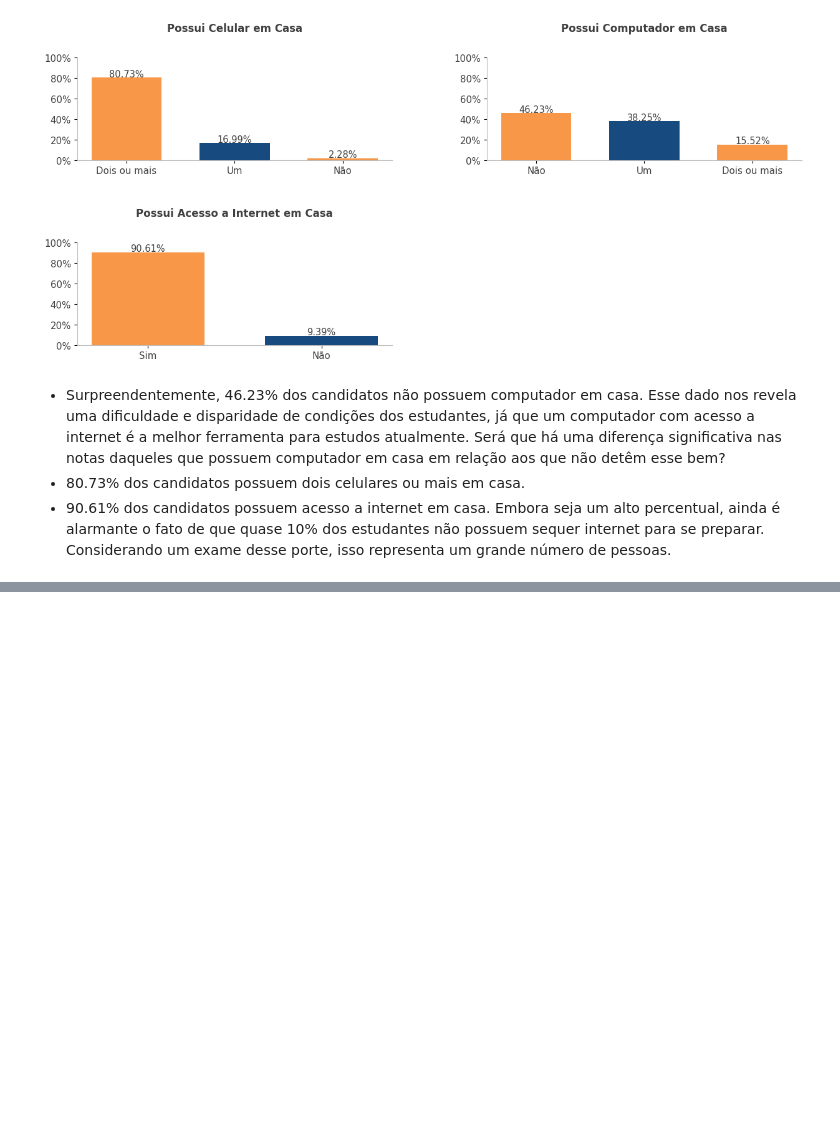
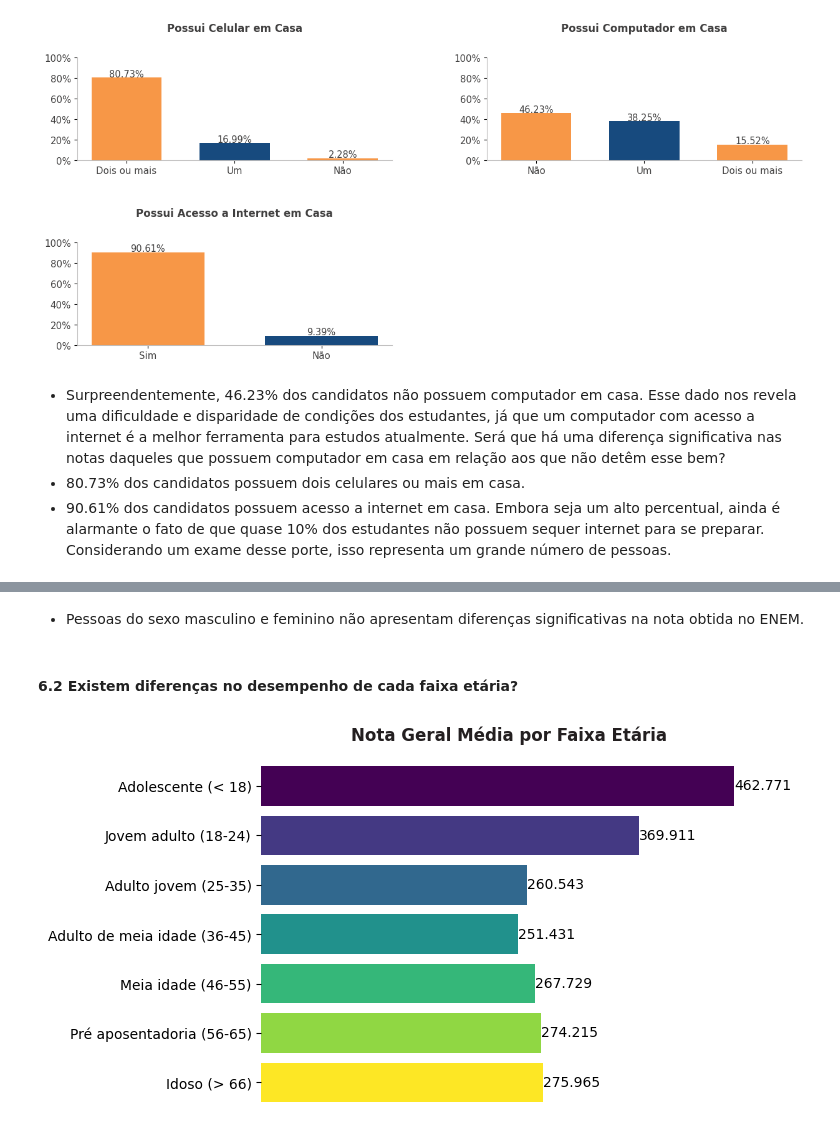
Before and after one commit to allmeidaapedro/Enem-Analysis, a Jupyter notebook: eda.ipynb, the cells around one changed output, grey strips where cells are left out. Saved outputs shown, nothing was run; the diff lists cells and outputs as text; code cells hidden in the pictures; blank space fills up the shorter version.

```diff
--- a/eda.ipynb
+++ b/eda.ipynb
@@ -1053,0 +1067,23 @@ df.loc[(df['presenca_mt'] == 'Ausente') & (df['presenca_cn'] == 'Ausente') & (df
+# %% [markdown]
+- Pessoas do sexo masculino e feminino não apresentam diferenças significativas na nota obtida no ENEM.
+# %% [markdown]
+#### 6.2 Existem diferenças no desempenho de cada faixa etária?
+# %%
+age_grade = df.groupby(['faixa_etaria'])[['nota_media']].mean().reset_index()
+age_grade['limit_age'] = age_grade['faixa_etaria'].apply(lambda x: x[-3:-1]).astype('int')
+age_grade = age_grade.sort_values(by=['limit_age'], ascending=True).reset_index(drop=True)
+
+# Plotting and customizing.
+colors = plt.cm.viridis(np.linspace(0, 1, len(age_grade)))
+fig, ax = plt.subplots()
+bars = ax.barh(y=age_grade['faixa_etaria'], width=age_grade['nota_media'], color=colors)
+ax.bar_label(bars)
+ax.set_title('Nota Geral Média por Faixa Etária', color=CINZA1, fontweight='bold')
+ax.spines['top'].set_visible(False)
+ax.spines['right'].set_visible(False)
+ax.spines['bottom'].set_visible(False)
+ax.spines['left'].set_visible(False)
+ax.get_xaxis().set_visible(False)
+ax.invert_yaxis()
+# %% [output]
+[figure, added]
```
Also changed, not shown: parts of 20 cells of this notebook.
